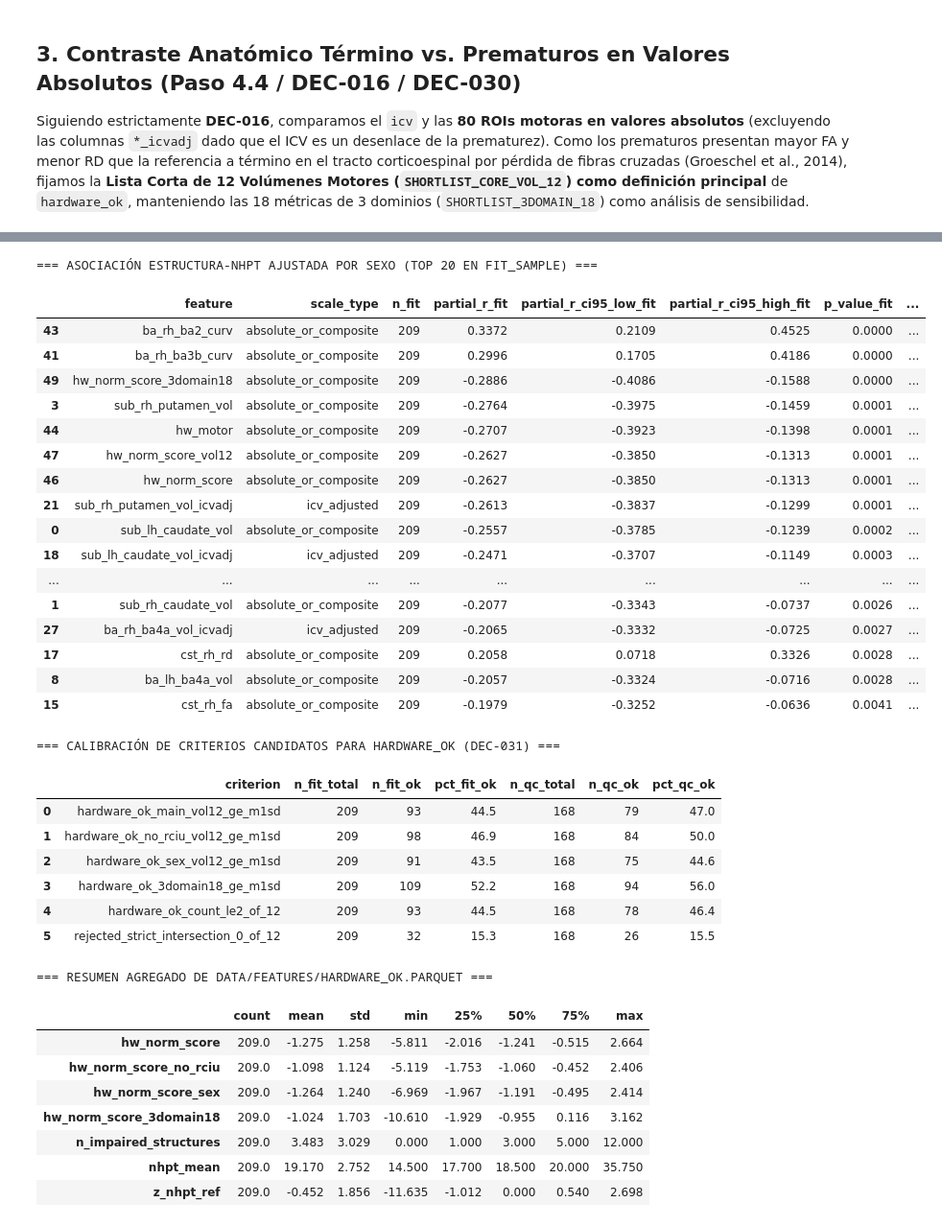
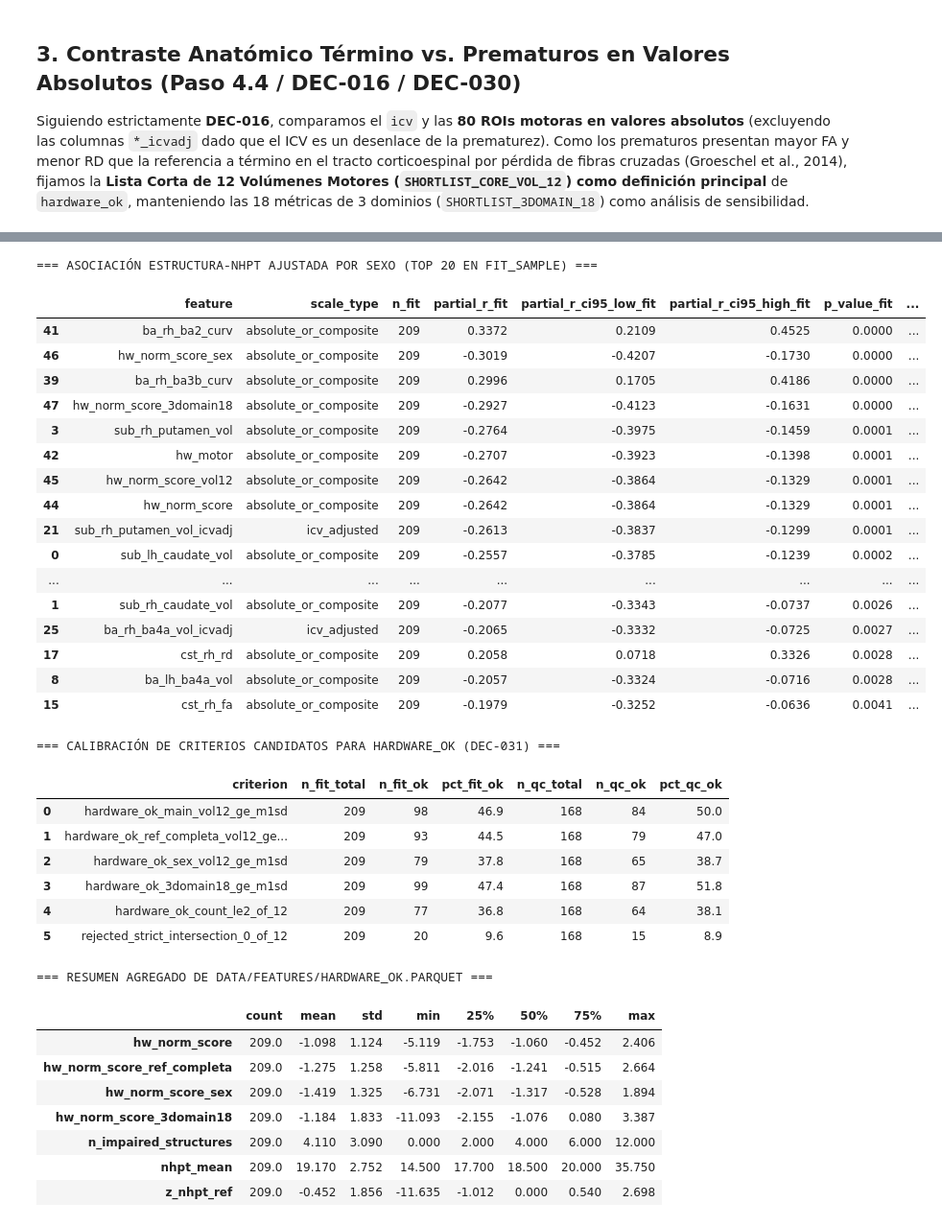
Before and after one commit to MAIA-FinalProject/ProyectoFinal-FundacionCanguro, a Jupyter notebook: notebooks/03_grupos_estructuras_hardware_ok.ipynb, the cells around one changed output, grey strips where cells are left out. Shown at 96% size. Cells and saved outputs as stored; diff of their text form; code cells hidden in the pictures.

```diff
--- a/notebooks/03_grupos_estructuras_hardware_ok.ipynb
+++ b/notebooks/03_grupos_estructuras_hardware_ok.ipynb
@@ -269,64 +269,64 @@ assoc_cols = [
     "partial_r_ci95_low_fit",
     "partial_r_ci95_high_fit",
     "p_value_fit",
     "q_fdr_fit",
     "ols_beta_s_per_sd_fit",
     "huber_beta_s_per_sd_fit",
     "partial_r_qc",
     "p_value_qc",
 ]
 print("=== ASOCIACIÓN ESTRUCTURA-NHPT AJUSTADA POR SEXO (TOP 20 EN FIT_SAMPLE) ===")
 display(assoc_sorted[assoc_cols].head(20).round(4))
 
 cal_df = pd.DataFrame(reports["calibracion_hardware_ok"]["calibration_candidates"])
 print("\n=== CALIBRACIÓN DE CRITERIOS CANDIDATOS PARA HARDWARE_OK (DEC-031) ===")
 display(cal_df.round(1))
 
 print("\n=== RESUMEN AGREGADO DE DATA/FEATURES/HARDWARE_OK.PARQUET ===")
 score_cols = [
     "hw_norm_score",
-    "hw_norm_score_no_rciu",
+    "hw_norm_score_ref_completa",
     "hw_norm_score_sex",
     "hw_norm_score_3domain18",
     "n_impaired_structures",
     "nhpt_mean",
     "z_nhpt_ref",
 ]
 summary_stats = hw_ok_df[score_cols].astype(float).describe().T
 display(summary_stats.round(3))
 # %% [output]
 === ASOCIACIÓN ESTRUCTURA-NHPT AJUSTADA POR SEXO (TOP 20 EN FIT_SAMPLE) ===
 |  | feature | scale_type | n_fit | partial_r_fit | partial_r_ci95_low_fit | partial_r_ci95_high_fit | p_value_fit | ... |
-| 43 | ba_rh_ba2_curv | absolute_or_composite | 209 | 0.3372 | 0.2109 | 0.4525 | 0.0000 | ... |
-| 41 | ba_rh_ba3b_curv | absolute_or_composite | 209 | 0.2996 | 0.1705 | 0.4186 | 0.0000 | ... |
-| 49 | hw_norm_score_3domain18 | absolute_or_composite | 209 | -0.2886 | -0.4086 | -0.1588 | 0.0000 | ... |
+| 41 | ba_rh_ba2_curv | absolute_or_composite | 209 | 0.3372 | 0.2109 | 0.4525 | 0.0000 | ... |
+| 46 | hw_norm_score_sex | absolute_or_composite | 209 | -0.3019 | -0.4207 | -0.1730 | 0.0000 | ... |
+| 39 | ba_rh_ba3b_curv | absolute_or_composite | 209 | 0.2996 | 0.1705 | 0.4186 | 0.0000 | ... |
+| 47 | hw_norm_score_3domain18 | absolute_or_composite | 209 | -0.2927 | -0.4123 | -0.1631 | 0.0000 | ... |
 | 3 | sub_rh_putamen_vol | absolute_or_composite | 209 | -0.2764 | -0.3975 | -0.1459 | 0.0001 | ... |
-| 44 | hw_motor | absolute_or_composite | 209 | -0.2707 | -0.3923 | -0.1398 | 0.0001 | ... |
-| 47 | hw_norm_score_vol12 | absolute_or_composite | 209 | -0.2627 | -0.3850 | -0.1313 | 0.0001 | ... |
-| 46 | hw_norm_score | absolute_or_composite | 209 | -0.2627 | -0.3850 | -0.1313 | 0.0001 | ... |
+| 42 | hw_motor | absolute_or_composite | 209 | -0.2707 | -0.3923 | -0.1398 | 0.0001 | ... |
+| 45 | hw_norm_score_vol12 | absolute_or_composite | 209 | -0.2642 | -0.3864 | -0.1329 | 0.0001 | ... |
+| 44 | hw_norm_score | absolute_or_composite | 209 | -0.2642 | -0.3864 | -0.1329 | 0.0001 | ... |
 | 21 | sub_rh_putamen_vol_icvadj | icv_adjusted | 209 | -0.2613 | -0.3837 | -0.1299 | 0.0001 | ... |
 | 0 | sub_lh_caudate_vol | absolute_or_composite | 209 | -0.2557 | -0.3785 | -0.1239 | 0.0002 | ... |
-| 18 | sub_lh_caudate_vol_icvadj | icv_adjusted | 209 | -0.2471 | -0.3707 | -0.1149 | 0.0003 | ... |
 | ... | ... | ... | ... | ... | ... | ... | ... | ... |
 | 1 | sub_rh_caudate_vol | absolute_or_composite | 209 | -0.2077 | -0.3343 | -0.0737 | 0.0026 | ... |
-| 27 | ba_rh_ba4a_vol_icvadj | icv_adjusted | 209 | -0.2065 | -0.3332 | -0.0725 | 0.0027 | ... |
+| 25 | ba_rh_ba4a_vol_icvadj | icv_adjusted | 209 | -0.2065 | -0.3332 | -0.0725 | 0.0027 | ... |
 | 17 | cst_rh_rd | absolute_or_composite | 209 | 0.2058 | 0.0718 | 0.3326 | 0.0028 | ... |
 | 8 | ba_lh_ba4a_vol | absolute_or_composite | 209 | -0.2057 | -0.3324 | -0.0716 | 0.0028 | ... |
 | 15 | cst_rh_fa | absolute_or_composite | 209 | -0.1979 | -0.3252 | -0.0636 | 0.0041 | ... |
 === CALIBRACIÓN DE CRITERIOS CANDIDATOS PARA HARDWARE_OK (DEC-031) ===
 |  | criterion | n_fit_total | n_fit_ok | pct_fit_ok | n_qc_total | n_qc_ok | pct_qc_ok |
-| 0 | hardware_ok_main_vol12_ge_m1sd | 209 | 93 | 44.5 | 168 | 79 | 47.0 |
-| 1 | hardware_ok_no_rciu_vol12_ge_m1sd | 209 | 98 | 46.9 | 168 | 84 | 50.0 |
-| 2 | hardware_ok_sex_vol12_ge_m1sd | 209 | 91 | 43.5 | 168 | 75 | 44.6 |
-| 3 | hardware_ok_3domain18_ge_m1sd | 209 | 109 | 52.2 | 168 | 94 | 56.0 |
-| 4 | hardware_ok_count_le2_of_12 | 209 | 93 | 44.5 | 168 | 78 | 46.4 |
-| 5 | rejected_strict_intersection_0_of_12 | 209 | 32 | 15.3 | 168 | 26 | 15.5 |
+| 0 | hardware_ok_main_vol12_ge_m1sd | 209 | 98 | 46.9 | 168 | 84 | 50.0 |
+| 1 | hardware_ok_ref_completa_vol12_ge... | 209 | 93 | 44.5 | 168 | 79 | 47.0 |
+| 2 | hardware_ok_sex_vol12_ge_m1sd | 209 | 79 | 37.8 | 168 | 65 | 38.7 |
+| 3 | hardware_ok_3domain18_ge_m1sd | 209 | 99 | 47.4 | 168 | 87 | 51.8 |
+| 4 | hardware_ok_count_le2_of_12 | 209 | 77 | 36.8 | 168 | 64 | 38.1 |
+| 5 | rejected_strict_intersection_0_of_12 | 209 | 20 | 9.6 | 168 | 15 | 8.9 |
 === RESUMEN AGREGADO DE DATA/FEATURES/HARDWARE_OK.PARQUET ===
 |  | count | mean | std | min | 25% | 50% | 75% | max |
-| hw_norm_score | 209.0 | -1.275 | 1.258 | -5.811 | -2.016 | -1.241 | -0.515 | 2.664 |
-| hw_norm_score_no_rciu | 209.0 | -1.098 | 1.124 | -5.119 | -1.753 | -1.060 | -0.452 | 2.406 |
-| hw_norm_score_sex | 209.0 | -1.264 | 1.240 | -6.969 | -1.967 | -1.191 | -0.495 | 2.414 |
-| hw_norm_score_3domain18 | 209.0 | -1.024 | 1.703 | -10.610 | -1.929 | -0.955 | 0.116 | 3.162 |
-| n_impaired_structures | 209.0 | 3.483 | 3.029 | 0.000 | 1.000 | 3.000 | 5.000 | 12.000 |
+| hw_norm_score | 209.0 | -1.098 | 1.124 | -5.119 | -1.753 | -1.060 | -0.452 | 2.406 |
+| hw_norm_score_ref_completa | 209.0 | -1.275 | 1.258 | -5.811 | -2.016 | -1.241 | -0.515 | 2.664 |
+| hw_norm_score_sex | 209.0 | -1.419 | 1.325 | -6.731 | -2.071 | -1.317 | -0.528 | 1.894 |
+| hw_norm_score_3domain18 | 209.0 | -1.184 | 1.833 | -11.093 | -2.155 | -1.076 | 0.080 | 3.387 |
+| n_impaired_structures | 209.0 | 4.110 | 3.090 | 0.000 | 2.000 | 4.000 | 6.000 | 12.000 |
 | nhpt_mean | 209.0 | 19.170 | 2.752 | 14.500 | 17.700 | 18.500 | 20.000 | 35.750 |
 | z_nhpt_ref | 209.0 | -0.452 | 1.856 | -11.635 | -1.012 | 0.000 | 0.540 | 2.698 |
```
Also changed, not shown: parts of 5 cells of this notebook, 8 other files.
